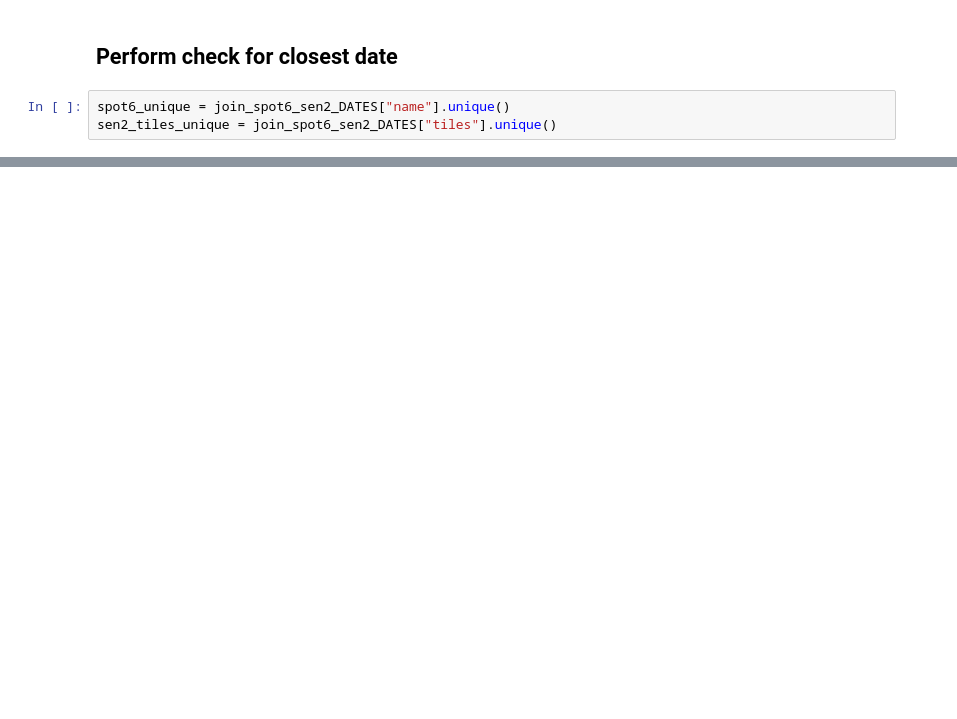
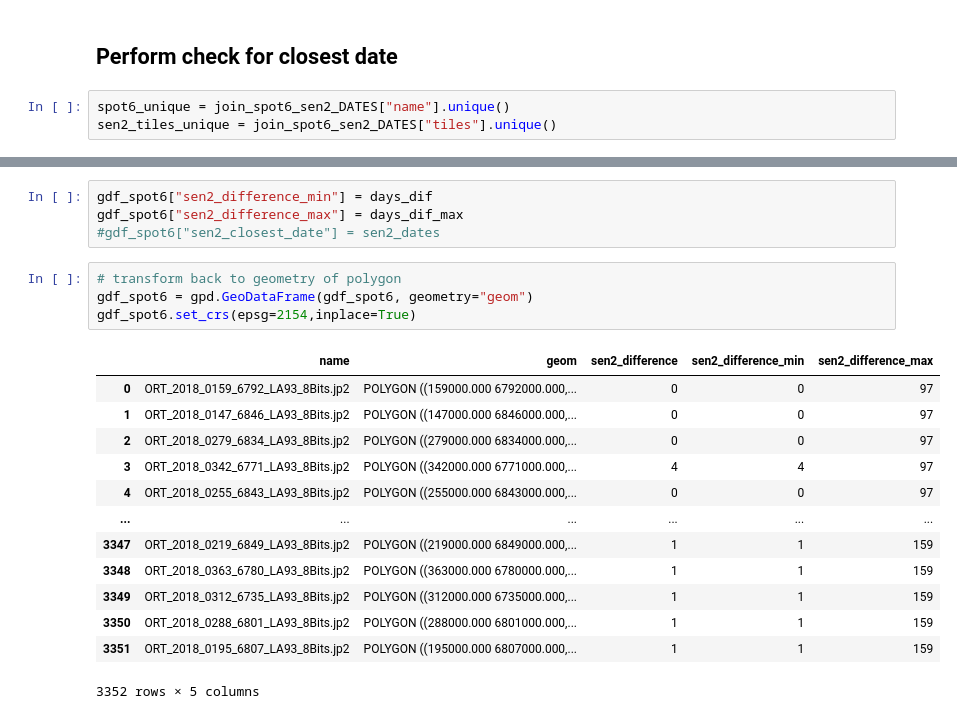
Before and after one commit to simon-donike/super-resolution, a Jupyter notebook: data_collection/get_time_distance.ipynb, the cells around one changed output, grey strips where cells are left out. Drawn from its saved outputs; the diff is of its cells as text; blank space fills up the shorter version.

```diff
--- a/data_collection/get_time_distance.ipynb
+++ b/data_collection/get_time_distance.ipynb
@@ -276,0 +432,22 @@ for spot6_image in spot6_unique:
+# %%
+gdf_spot6["sen2_difference_min"] = days_dif
+gdf_spot6["sen2_difference_max"] = days_dif_max
+#gdf_spot6["sen2_closest_date"] = sen2_dates
+# %%
+# transform back to geometry of polygon
+gdf_spot6 = gpd.GeoDataFrame(gdf_spot6, geometry="geom")
+gdf_spot6.set_crs(epsg=2154,inplace=True)
+# %% [output]
+|  | name | geom | sen2_difference | sen2_difference_min | sen2_difference_max |
+| 0 | ORT_2018_0159_6792_LA93_8Bits.jp2 | POLYGON ((159000.000 6792000.000,... | 0 | 0 | 97 |
+| 1 | ORT_2018_0147_6846_LA93_8Bits.jp2 | POLYGON ((147000.000 6846000.000,... | 0 | 0 | 97 |
+| 2 | ORT_2018_0279_6834_LA93_8Bits.jp2 | POLYGON ((279000.000 6834000.000,... | 0 | 0 | 97 |
+| 3 | ORT_2018_0342_6771_LA93_8Bits.jp2 | POLYGON ((342000.000 6771000.000,... | 4 | 4 | 97 |
+| 4 | ORT_2018_0255_6843_LA93_8Bits.jp2 | POLYGON ((255000.000 6843000.000,... | 0 | 0 | 97 |
+| ... | ... | ... | ... | ... | ... |
+| 3347 | ORT_2018_0219_6849_LA93_8Bits.jp2 | POLYGON ((219000.000 6849000.000,... | 1 | 1 | 159 |
+| 3348 | ORT_2018_0363_6780_LA93_8Bits.jp2 | POLYGON ((363000.000 6780000.000,... | 1 | 1 | 159 |
+| 3349 | ORT_2018_0312_6735_LA93_8Bits.jp2 | POLYGON ((312000.000 6735000.000,... | 1 | 1 | 159 |
+| 3350 | ORT_2018_0288_6801_LA93_8Bits.jp2 | POLYGON ((288000.000 6801000.000,... | 1 | 1 | 159 |
+| 3351 | ORT_2018_0195_6807_LA93_8Bits.jp2 | POLYGON ((195000.000 6807000.000,... | 1 | 1 | 159 |
+3352 rows × 5 columns
```
Also changed, not shown: parts of 25 cells of this notebook, 2 other files.
